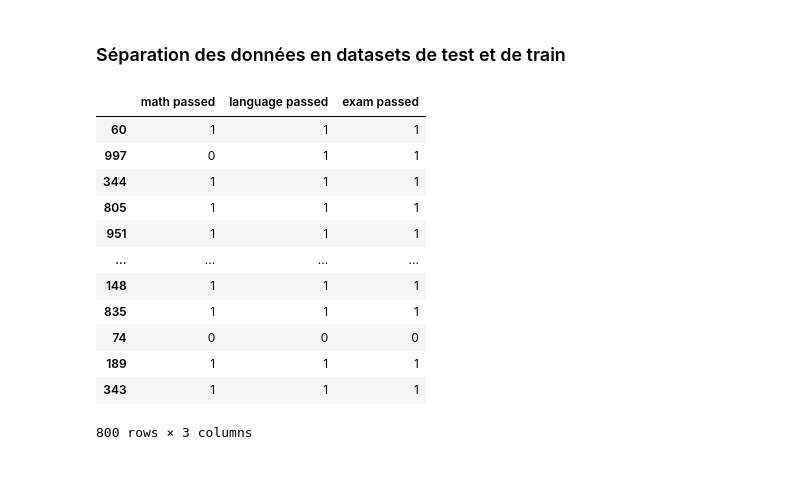
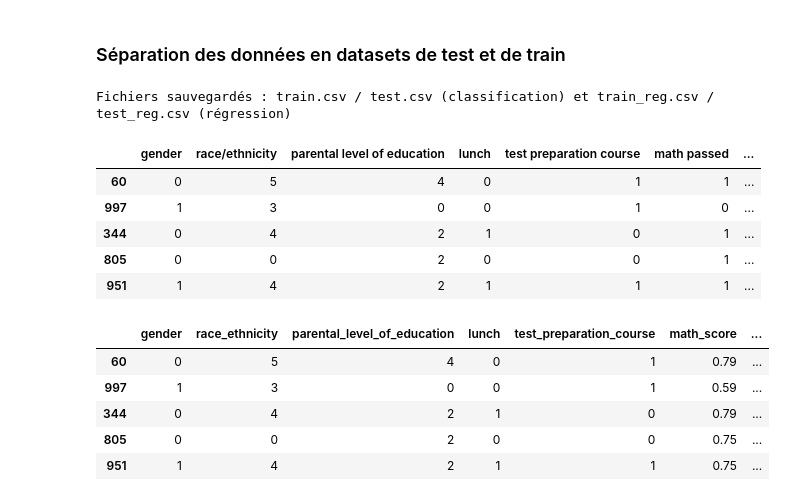
Before and after one commit to Dorsumsellae/Programmation-avancee-Projet-d-examen-Students-Performance-in-Exams, a Jupyter notebook: notebooks/03_Nettoyage.ipynb, the cells around one changed output. Drawn from its saved outputs; the diff is of its cells as text; code cells hidden in the pictures; blank space fills up the shorter version.

```diff
--- a/notebooks/03_Nettoyage.ipynb
+++ b/notebooks/03_Nettoyage.ipynb
@@ -79,6 +79,25 @@ student_df["language score"] = round((student_df["language score"] / 100), 2)
 student_df["average score"] = round((student_df["average score"] / 100), 2)
 
 display(student_df)
+
+
+# Version à colonnes normalisées (snake_case) pour les modèles de régression
+
+reg_df = student_df.rename(columns={
+
+    "race/ethnicity": "race_ethnicity",
+    "parental level of education": "parental_level_of_education",
+    "test preparation course": "test_preparation_course",
+    "math score": "math_score",
+    "reading score": "reading_score",
+    "writing score": "writing_score",
+    "language score": "language_score",
+    "average score": "exam_score",
+})
+
+
+
+display(reg_df.head())
 # %% [output]
 |  | gender | race/ethnicity | parental level of education | lunch | test preparation course | math score | ... |
 | 0 | 1 | 1 | 4 | 1 | 0 | 0.72 | ... |
@@ -128,39 +153,43 @@ Puisque le modèle va se baser sur les notes et que celles-ci sont toutes sur le
 # %%
 # On part du principe que le modèle va vérifier si un élève va passer l'examen (on assume que la moyenne minimale pour passer est de 60)
 
 student_df["math passed"] = (student_df["math score"] >= 0.6).astype(int)
 student_df["language passed"] = (student_df["language score"] >= 0.6).astype(int)
 student_df["exam passed"] = (student_df["average score"] >= 0.6).astype(int)
 
 
 # Les données avec lesquelles le modèle va déduire si l'élève a réussi ou non l'examen (sexe, niveau d'ducation des parents, éthnie, etc.)
 data = student_df[student_df.columns[:5]]
-
-# Le résultat que le modèle devra essayer de trouver (si l'élève à réussi ou non l'examen)
-res = student_df[student_df.columns[-3:]]
+res = student_df[["math passed", "language passed", "exam passed"]]
 
 data_train, data_test, res_train, res_test = train_test_split(data, res, test_size=0.2, random_state=79)
 
 # Concaténation des dataframes test et train afin de les sauvegarder dans des fichiers csv
 test_df = pd.concat([data_test, res_test], axis=1)
 train_df = pd.concat([data_train, res_train], axis=1)
 
-# Sauvegarde des dataframes test et train dans des fichiers csv
-test_df.to_csv("../data/processed/test.csv")
-train_df.to_csv("../data/processed/train.csv")
+test_df.to_csv("../data/processed/test.csv", index=False)
+train_df.to_csv("../data/processed/train.csv", index=False)
 
-display(res_train)
+# Splits dédiés régression avec les moyennes conservées
+reg_train, reg_test = train_test_split(reg_df, test_size=0.2, random_state=79)
+reg_train.to_csv("../data/processed/train_reg.csv", index=False)
+reg_test.to_csv("../data/processed/test_reg.csv", index=False)
+
+print("Fichiers sauvegardés : train.csv / test.csv (classification) et train_reg.csv / test_reg.csv (régression)")
+display(train_df.head())
+display(reg_train.head())
 # %% [output]
+Fichiers sauvegardés : train.csv / test.csv (classification) et train_reg.csv / test_reg.csv (régression)
-|  | math passed | language passed | exam passed |
-| 60 | 1 | 1 | 1 |
-| 997 | 0 | 1 | 1 |
-| 344 | 1 | 1 | 1 |
-| 805 | 1 | 1 | 1 |
-| 951 | 1 | 1 | 1 |
-| ... | ... | ... | ... |
-| 148 | 1 | 1 | 1 |
-| 835 | 1 | 1 | 1 |
-| 74 | 0 | 0 | 0 |
-| 189 | 1 | 1 | 1 |
-| 343 | 1 | 1 | 1 |
+|  | gender | race/ethnicity | parental level of education | lunch | test preparation course | math passed | ... |
+| 60 | 0 | 5 | 4 | 0 | 1 | 1 | ... |
+| 997 | 1 | 3 | 0 | 0 | 1 | 0 | ... |
+| 344 | 0 | 4 | 2 | 1 | 0 | 1 | ... |
+| 805 | 0 | 0 | 2 | 0 | 0 | 1 | ... |
+| 951 | 1 | 4 | 2 | 1 | 1 | 1 | ... |
-800 rows × 3 columns
+|  | gender | race_ethnicity | parental_level_of_education | lunch | test_preparation_course | math_score | ... |
+| 60 | 0 | 5 | 4 | 0 | 1 | 0.79 | ... |
+| 997 | 1 | 3 | 0 | 0 | 1 | 0.59 | ... |
+| 344 | 0 | 4 | 2 | 1 | 0 | 0.79 | ... |
+| 805 | 0 | 0 | 2 | 0 | 0 | 0.75 | ... |
+| 951 | 1 | 4 | 2 | 1 | 1 | 0.75 | ... |
```
Also changed, not shown: parts of 2 cells of this notebook.
